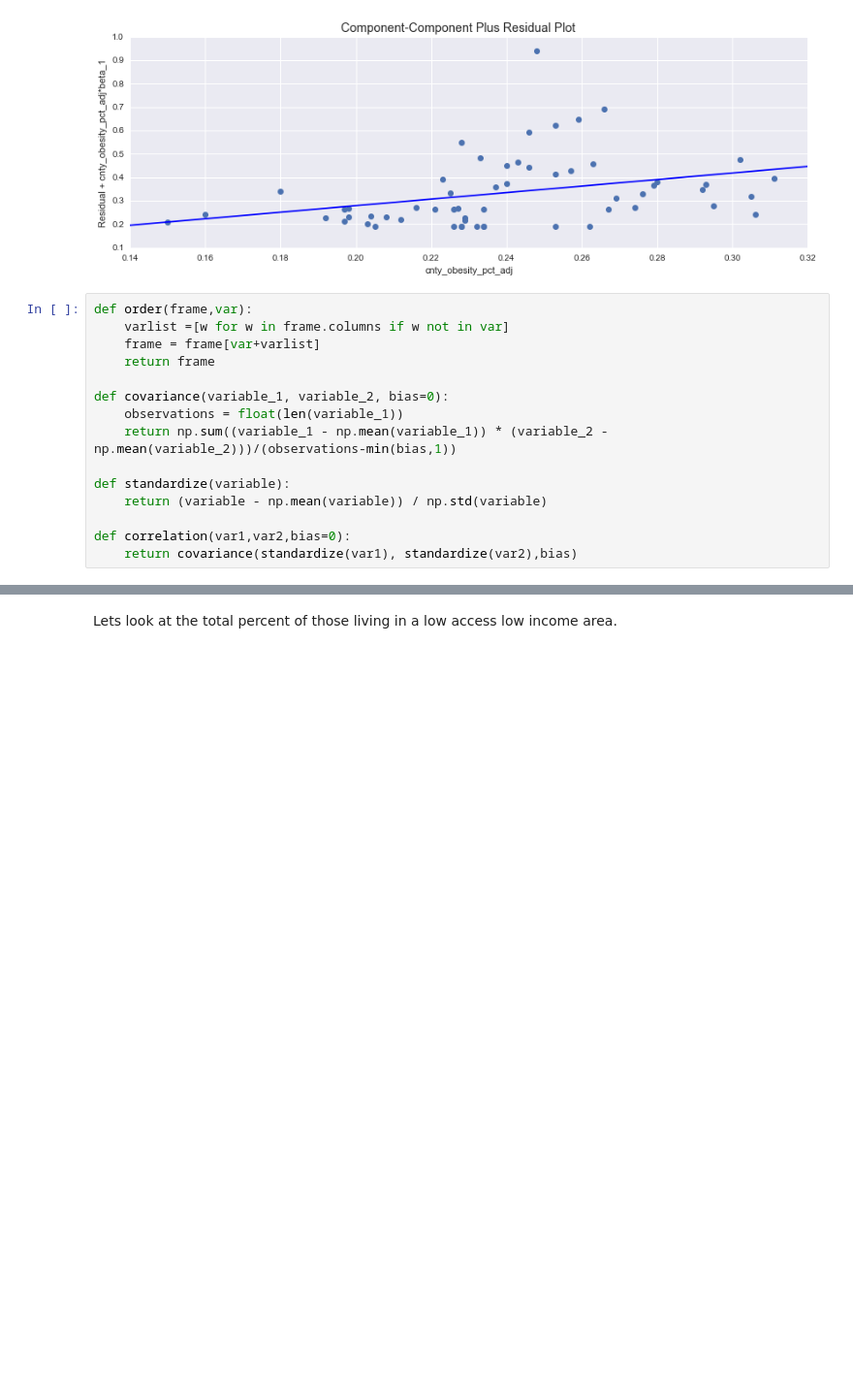
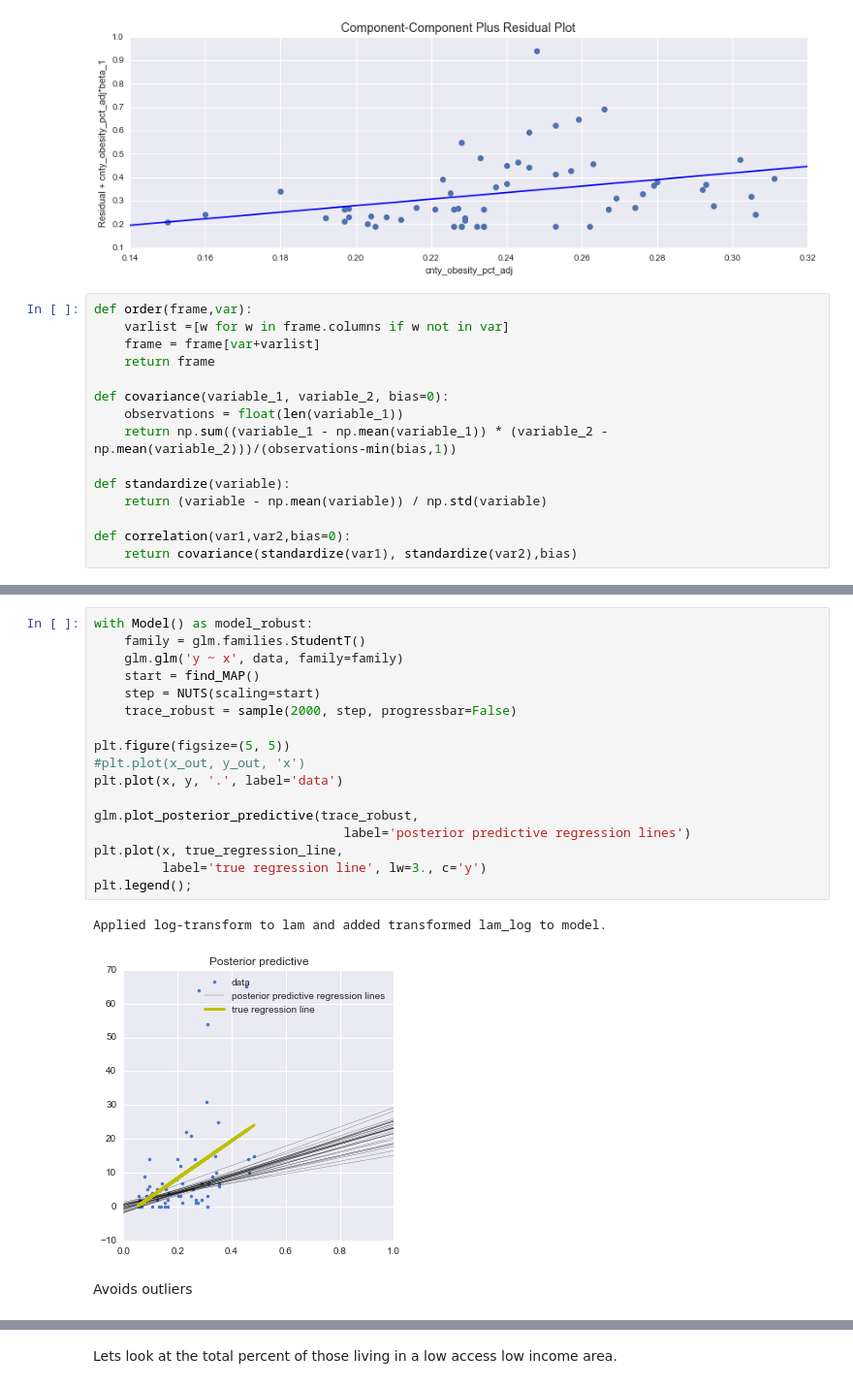
Before and after one commit to JamesSkane/desert_workspace, a Jupyter notebook: Single_predictor_lin_reg.ipynb, the cells around one changed output, grey strips where cells are left out. Shown at 97% size. Drawn from its saved outputs; the diff is of its cells as text; blank space fills up the shorter version.

```diff
--- a/Single_predictor_lin_reg.ipynb
+++ b/Single_predictor_lin_reg.ipynb
@@ -444,0 +714,22 @@ def correlation(var1,var2,bias=0):
+# %%
+with Model() as model_robust:
+    family = glm.families.StudentT()
+    glm.glm('y ~ x', data, family=family)
+    start = find_MAP()
+    step = NUTS(scaling=start)
+    trace_robust = sample(2000, step, progressbar=False)
+
+plt.figure(figsize=(5, 5))
+#plt.plot(x_out, y_out, 'x')
+plt.plot(x, y, '.', label='data')
+
+glm.plot_posterior_predictive(trace_robust,
+                                 label='posterior predictive regression lines')
+plt.plot(x, true_regression_line,
+         label='true regression line', lw=3., c='y')
+plt.legend();
+# %% [output]
+Applied log-transform to lam and added transformed lam_log to model.
+[figure, added]
+# %% [markdown]
+Avoids outliers
```
Also changed, not shown: parts of 47 cells of this notebook, 5 other files.
